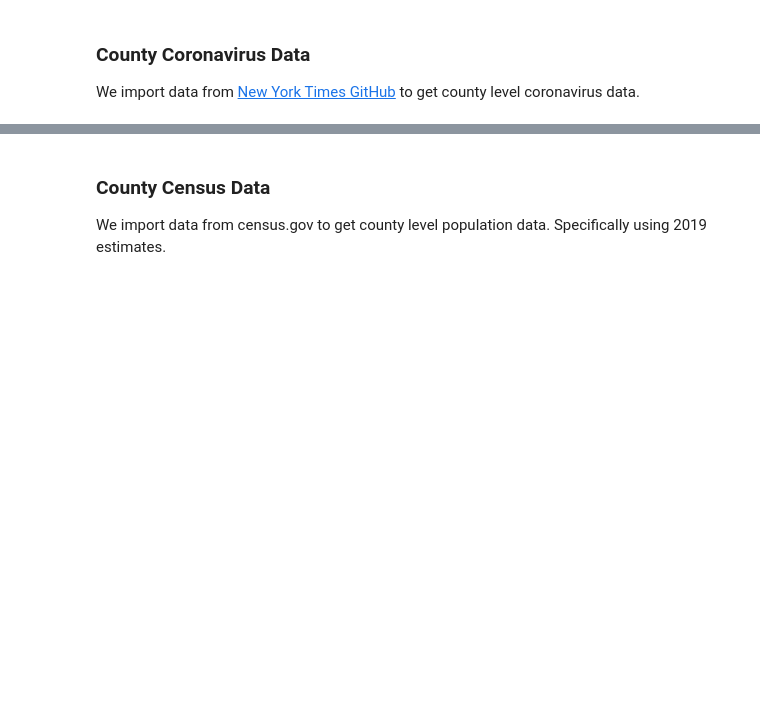
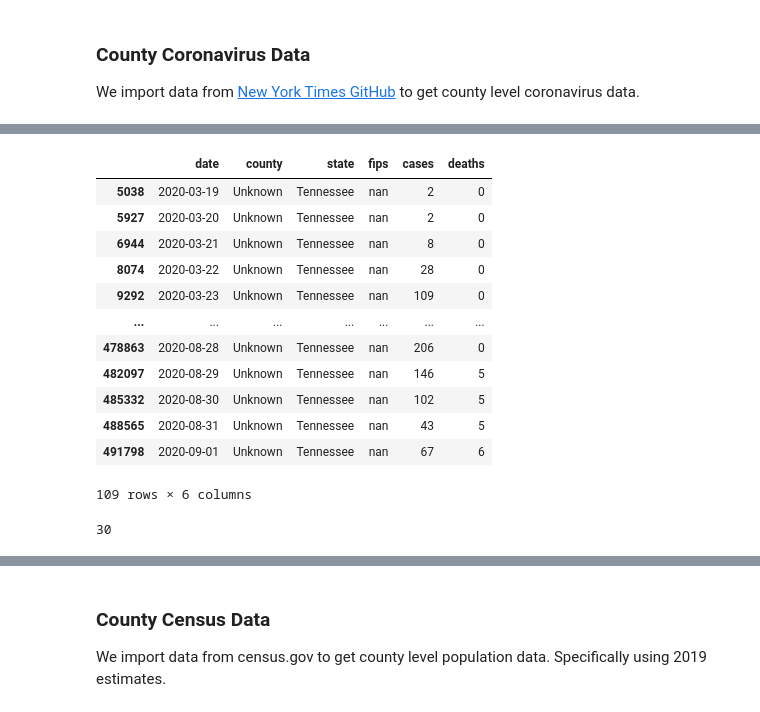
Before and after one commit to DanOvad/covid-hotspots, a Jupyter notebook: notebooks/03-covid_county_data.ipynb, the cells around one changed output, grey strips where cells are left out. Saved outputs shown, nothing was run; the diff lists cells and outputs as text; code cells hidden in the pictures; blank space fills up the shorter version.

```diff
--- a/notebooks/03-covid_county_data.ipynb
+++ b/notebooks/03-covid_county_data.ipynb
@@ -45,3 +45,7 @@ from modules import plotting # not needed, but available
 # %% [markdown]
 ### County Coronavirus Data
 We import data from [New York Times GitHub](https://github.com/nytimes/covid-19-data) to get county level coronavirus data.
+# %%
+URL = 'https://raw.githubusercontent.com/nytimes/covid-19-data/master/us-counties.csv'
+
+COVID_COUNTIES_DF = pd.read_csv(URL)
@@ -47,0 +76,6 @@ We import data from [New York Times GitHub](https://github.com/nytimes/covid-19-
+# %%
+# Set date format
+COVID_COUNTIES_DF['date'] = pd.to_datetime(COVID_COUNTIES_DF['date'], format = '%Y-%m-%d')
+
+# Reassign our fips to be a string of length 5
+COVID_COUNTIES_DF['fips'] = COVID_COUNTIES_DF['fips'].astype(str).apply(lambda x: '0'+x[:4] if len(x) == 6 else x[:5])
@@ -47,0 +246,25 @@ We import data from [New York Times GitHub](https://github.com/nytimes/covid-19-
+# %%
+STATE_MASK = (COVID_COUNTIES_DF['state'] == 'Tennessee')
+COUNTY_MASK = (COVID_COUNTIES_DF['county'] == 'Unknown')
+
+CA_NAN = COVID_COUNTIES_DF[STATE_MASK & COUNTY_MASK]
+# %%
+CA_NAN.sort_values(by='date', ascending = True)
+# %% [output]
+|  | date | county | state | fips | cases | deaths |
+| 5038 | 2020-03-19 | Unknown | Tennessee | nan | 2 | 0 |
+| 5927 | 2020-03-20 | Unknown | Tennessee | nan | 2 | 0 |
+| 6944 | 2020-03-21 | Unknown | Tennessee | nan | 8 | 0 |
+| 8074 | 2020-03-22 | Unknown | Tennessee | nan | 28 | 0 |
+| 9292 | 2020-03-23 | Unknown | Tennessee | nan | 109 | 0 |
+| ... | ... | ... | ... | ... | ... | ... |
+| 478863 | 2020-08-28 | Unknown | Tennessee | nan | 206 | 0 |
+| 482097 | 2020-08-29 | Unknown | Tennessee | nan | 146 | 5 |
+| 485332 | 2020-08-30 | Unknown | Tennessee | nan | 102 | 5 |
+| 488565 | 2020-08-31 | Unknown | Tennessee | nan | 43 | 5 |
+| 491798 | 2020-09-01 | Unknown | Tennessee | nan | 67 | 6 |
+109 rows × 6 columns
+# %%
+len(CA_NAN)
+# %% [output]
+30
```
Also changed, not shown: parts of 64 cells of this notebook, 1 other file.
